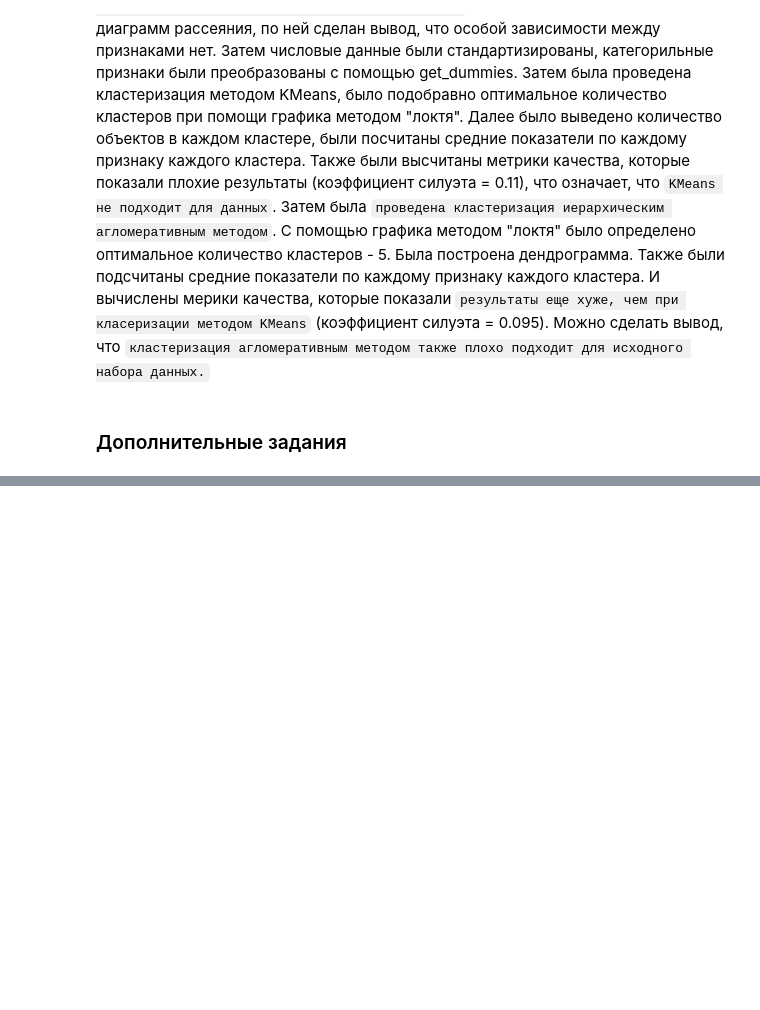
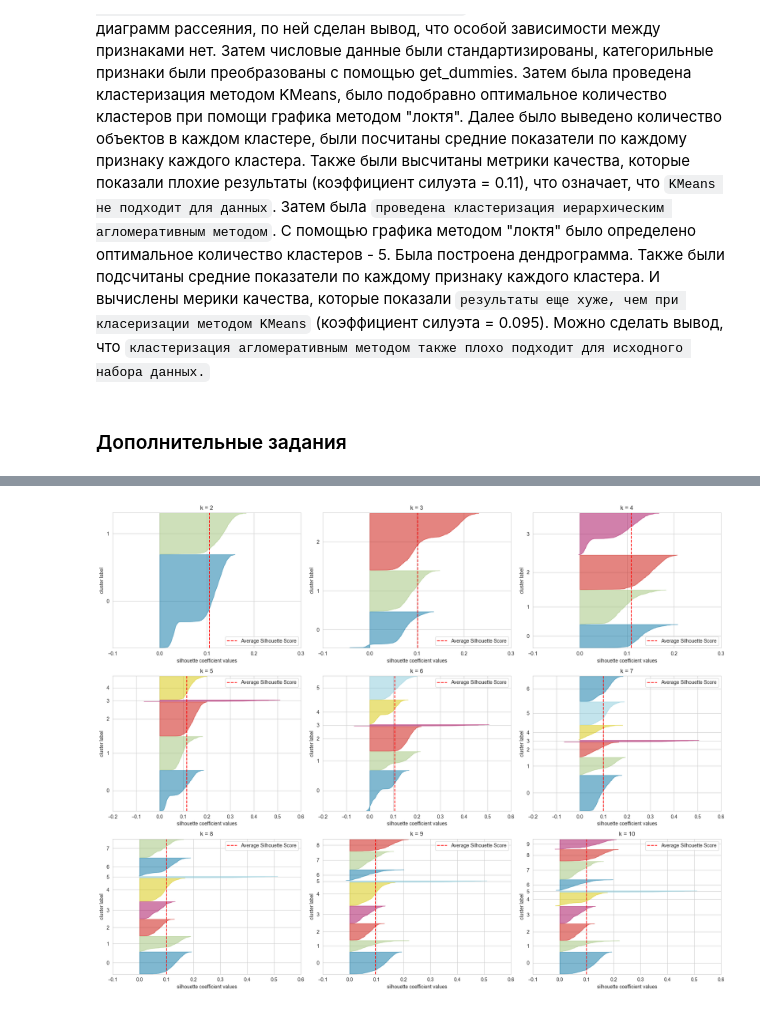
Before and after one commit to lovandish/Jupiter-NoteBook, a Jupyter notebook: ЛР4_Червоненко_16.ipynb, the cells around one changed output, grey strips where cells are left out. Saved outputs shown, nothing was run; the diff lists cells and outputs as text; code cells hidden in the pictures; blank space fills up the shorter version.

```diff
--- a/ЛР4_Червоненко_16.ipynb
+++ b/ЛР4_Червоненко_16.ipynb
@@ -745,0 +820,25 @@ Completeness (agglom): 0.00032617175616329733
+# %%
+X = scaled_df.copy()
+# %%
+from yellowbrick.cluster import SilhouetteVisualizer
+
+fig, axes = plt.subplots(3, 3, figsize=(18, 14))
+axes = axes.flatten()
+
+k_values = range(2, 11)
+
+for ax, k in zip(axes, k_values):
+    model = KMeans(n_clusters=k, random_state=0)
+    visualizer = SilhouetteVisualizer(
+        model,
+        colors='yellowbrick',
+        ax=ax
+    )
+    visualizer.fit(X)
+    visualizer.finalize()
+    ax.set_title(f'k = {k}')
+
+plt.tight_layout()
+plt.show()
+# %% [output]
+[figure, added]
```
Also changed, not shown: parts of 28 cells of this notebook, 1 other file.
